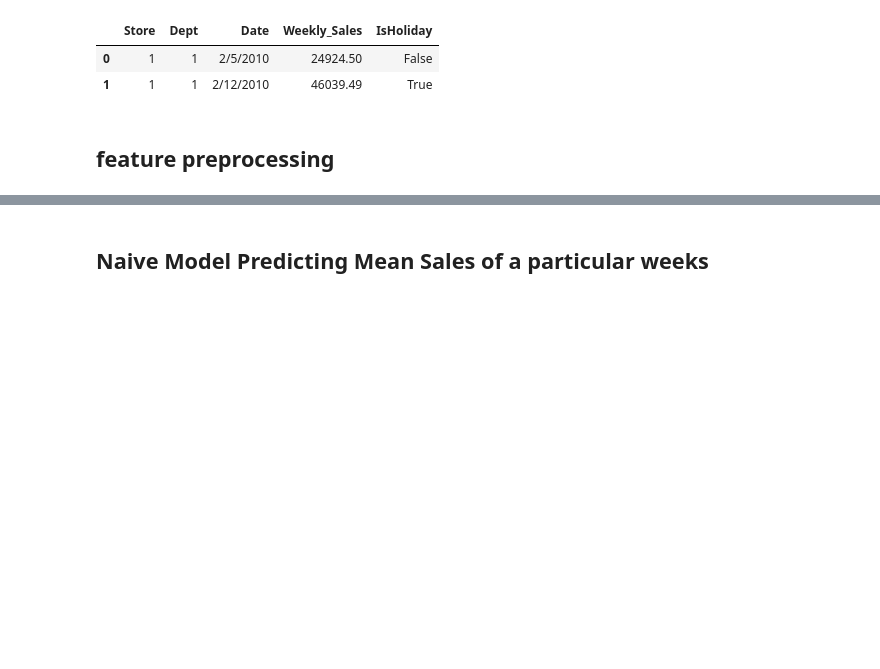
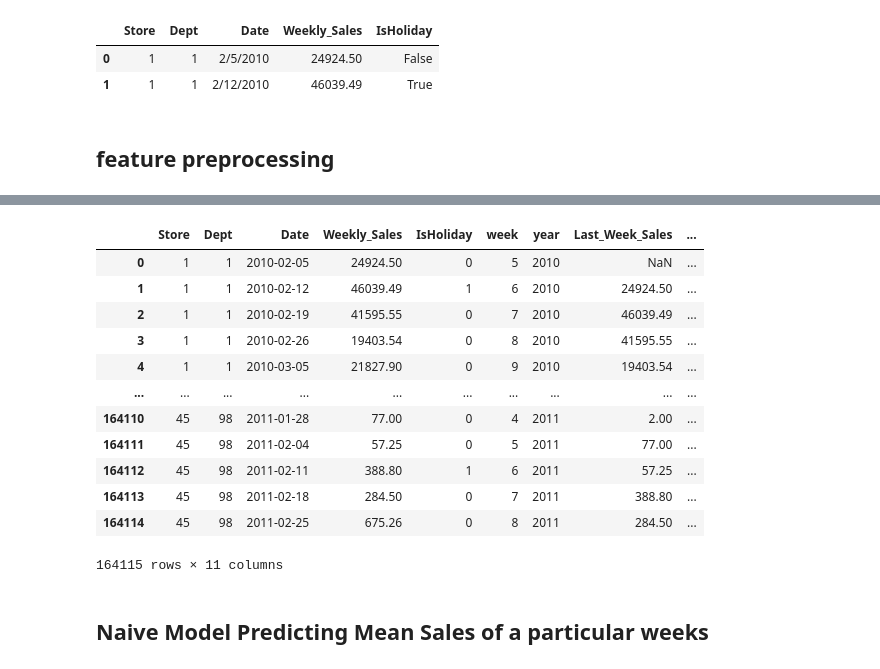
Before and after one commit to SandipSonawane/UIUC-STAT542-Statistical-Learning, a Jupyter notebook: Project 2- Walmart Store Sales Forcasting/modeling.ipynb, the cells around one changed output, grey strips where cells are left out. Drawn from its saved outputs; the diff is of its cells as text; code cells hidden in the pictures; blank space fills up the shorter version.

```diff
--- a/Project 2- Walmart Store Sales Forcasting/modeling.ipynb
+++ b/Project 2- Walmart Store Sales Forcasting/modeling.ipynb
@@ -75,3 +82,19 @@ X.describe()
+# %%
+X
+# %% [output]
+|  | Store | Dept | Date | Weekly_Sales | IsHoliday | week | year | Last_Week_Sales | ... |
+| 0 | 1 | 1 | 2010-02-05 | 24924.50 | 0 | 5 | 2010 | NaN | ... |
+| 1 | 1 | 1 | 2010-02-12 | 46039.49 | 1 | 6 | 2010 | 24924.50 | ... |
+| 2 | 1 | 1 | 2010-02-19 | 41595.55 | 0 | 7 | 2010 | 46039.49 | ... |
+| 3 | 1 | 1 | 2010-02-26 | 19403.54 | 0 | 8 | 2010 | 41595.55 | ... |
+| 4 | 1 | 1 | 2010-03-05 | 21827.90 | 0 | 9 | 2010 | 19403.54 | ... |
+| ... | ... | ... | ... | ... | ... | ... | ... | ... | ... |
+| 164110 | 45 | 98 | 2011-01-28 | 77.00 | 0 | 4 | 2011 | 2.00 | ... |
+| 164111 | 45 | 98 | 2011-02-04 | 57.25 | 0 | 5 | 2011 | 77.00 | ... |
+| 164112 | 45 | 98 | 2011-02-11 | 388.80 | 1 | 6 | 2011 | 57.25 | ... |
+| 164113 | 45 | 98 | 2011-02-18 | 284.50 | 0 | 7 | 2011 | 388.80 | ... |
+| 164114 | 45 | 98 | 2011-02-25 | 675.26 | 0 | 8 | 2011 | 284.50 | ... |
+164115 rows × 11 columns
 # %% [markdown]
 ## Naive Model Predicting Mean Sales of a particular weeks
 # %%
```
Also changed, not shown: parts of 12 cells of this notebook, 1 other file.
